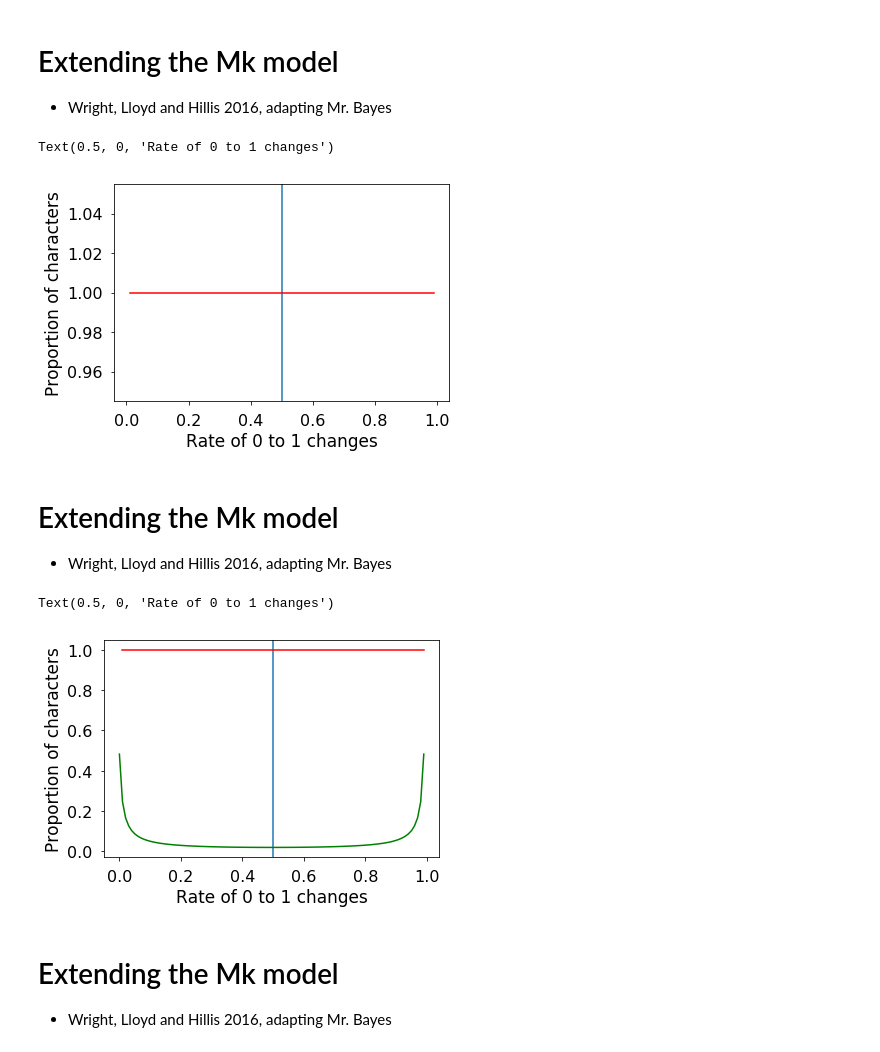
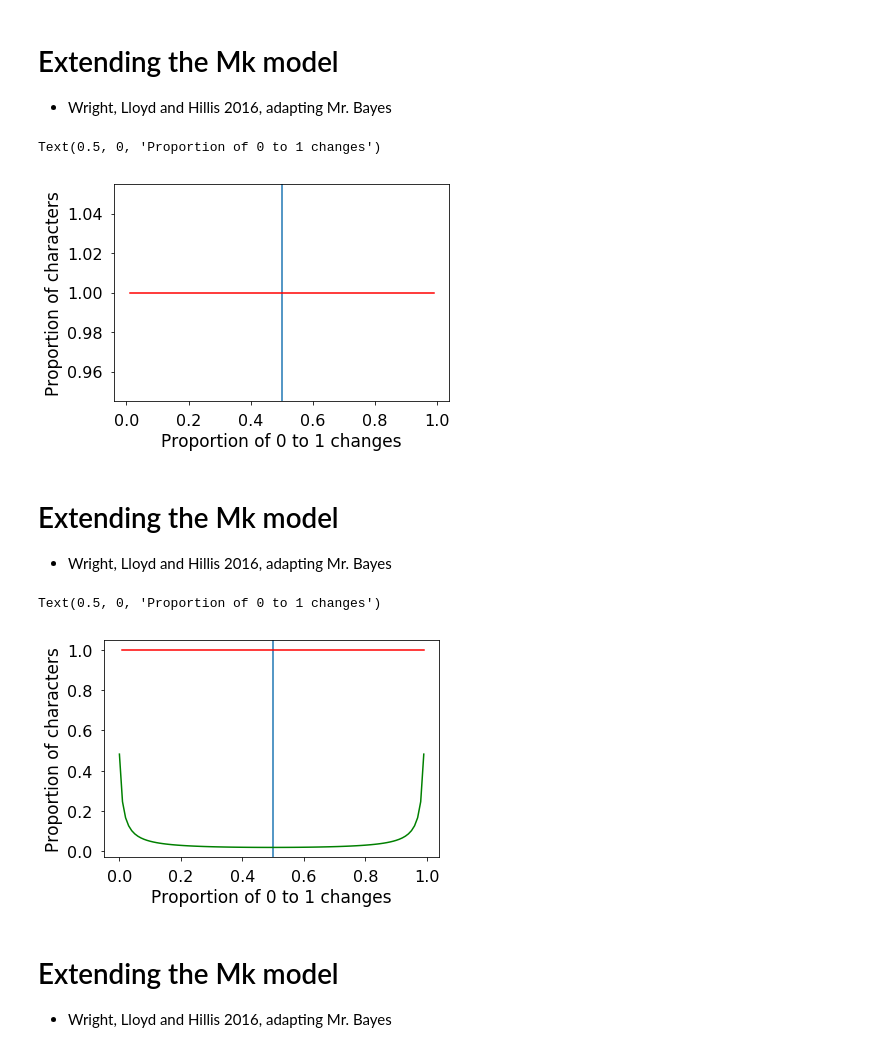
Before and after one commit to wrightaprilm/entsoctalk, a Jupyter notebook: InsectSystematicsTalkW.ipynb, the cells around one changed output. Cells and saved outputs as stored; diff of their text form; code cells hidden in the pictures.

```diff
--- a/InsectSystematicsTalkW.ipynb
+++ b/InsectSystematicsTalkW.ipynb
@@ -132,18 +131,18 @@ Text(0.5, 0, 'Rate of 0 to 1 changes')
 # %%
 #
 fig, ax = plt.subplots(1, 1)
 a, b = 1, 1
 mean, var, skew, kurt = beta.stats(a, b, moments='mvsk')
 base_mk = .5
 ax.axvline(base_mk)
 x = np.linspace(beta.ppf(0.01, a, b), beta.ppf(0.99, a, b), 100)
 ax.plot(x, beta.pdf(x, a, b), 'r-')
 ax.set_ylabel("Proportion of characters", fontsize=17)
 ax.tick_params(labelsize=16, pad=8)
-ax.set_xlabel("Rate of 0 to 1 changes", fontsize=17)
+ax.set_xlabel("Proportion of 0 to 1 changes", fontsize=17)
 # %% [output]
-Text(0.5, 0, 'Rate of 0 to 1 changes')
+Text(0.5, 0, 'Proportion of 0 to 1 changes')
-[figure, old version]
+[figure, new version]
 # %% [markdown]
 # Extending the Mk model
 
@@ -165,10 +164,10 @@ ax.plot(x1, beta.pdf(x, a1, b1), 'g-')
 
 ax.set_ylabel("Proportion of characters", fontsize=17)
 ax.tick_params(labelsize=16, pad=8)
-ax.set_xlabel("Rate of 0 to 1 changes", fontsize=17)
+ax.set_xlabel("Proportion of 0 to 1 changes", fontsize=17)
 # %% [output]
-Text(0.5, 0, 'Rate of 0 to 1 changes')
+Text(0.5, 0, 'Proportion of 0 to 1 changes')
-[figure, old version]
+[figure, new version]
 # %% [markdown]
 # Extending the Mk model
 
```
Also changed, not shown: parts of 2 cells of this notebook.
